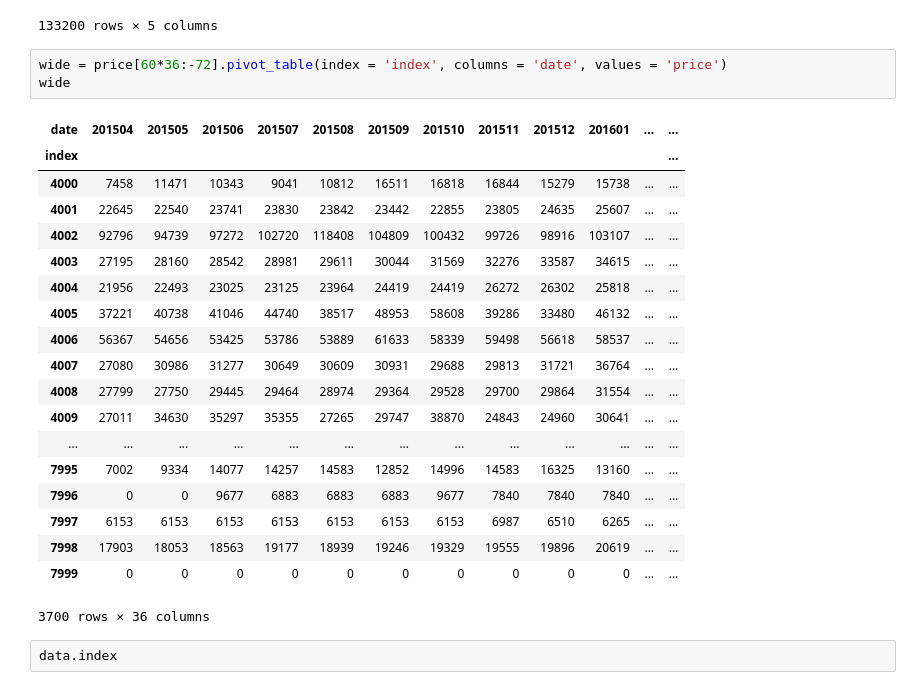
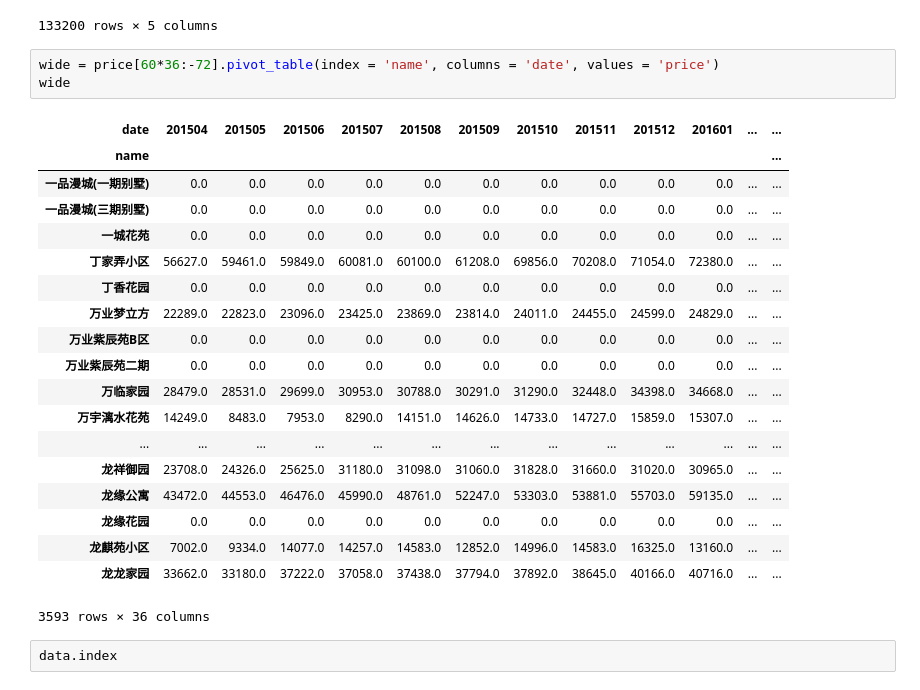
Before and after one commit to Zeronica/DataMJB, a Jupyter notebook: clean_new.ipynb, the cells around one changed output. Saved outputs shown, nothing was run; the diff lists cells and outputs as text.

```diff
--- a/clean_new.ipynb
+++ b/clean_new.ipynb
@@ -63,28 +73,28 @@ price[60*36:-72]
 | 135359 | 135359 | 7999 | 兴联中心村 | 201803 | 26807 |
 133200 rows × 5 columns
 # %%
-wide = price[60*36:-72].pivot_table(index = 'index', columns = 'date', values = 'price')
+wide = price[60*36:-72].pivot_table(index = 'name', columns = 'date', values = 'price')
 wide
 # %% [output]
 | date | 201504 | 201505 | 201506 | 201507 | 201508 | 201509 | 201510 | 201511 | 201512 | 201601 | ... | ... |
-| index |  |  |  |  |  |  |  |  |  |  |  | ... |
-| 4000 | 7458 | 11471 | 10343 | 9041 | 10812 | 16511 | 16818 | 16844 | 15279 | 15738 | ... | ... |
-| 4001 | 22645 | 22540 | 23741 | 23830 | 23842 | 23442 | 22855 | 23805 | 24635 | 25607 | ... | ... |
-| 4002 | 92796 | 94739 | 97272 | 102720 | 118408 | 104809 | 100432 | 99726 | 98916 | 103107 | ... | ... |
-| 4003 | 27195 | 28160 | 28542 | 28981 | 29611 | 30044 | 31569 | 32276 | 33587 | 34615 | ... | ... |
-| 4004 | 21956 | 22493 | 23025 | 23125 | 23964 | 24419 | 24419 | 26272 | 26302 | 25818 | ... | ... |
-| 4005 | 37221 | 40738 | 41046 | 44740 | 38517 | 48953 | 58608 | 39286 | 33480 | 46132 | ... | ... |
-| 4006 | 56367 | 54656 | 53425 | 53786 | 53889 | 61633 | 58339 | 59498 | 56618 | 58537 | ... | ... |
-| 4007 | 27080 | 30986 | 31277 | 30649 | 30609 | 30931 | 29688 | 29813 | 31721 | 36764 | ... | ... |
-| 4008 | 27799 | 27750 | 29445 | 29464 | 28974 | 29364 | 29528 | 29700 | 29864 | 31554 | ... | ... |
-| 4009 | 27011 | 34630 | 35297 | 35355 | 27265 | 29747 | 38870 | 24843 | 24960 | 30641 | ... | ... |
+| name |  |  |  |  |  |  |  |  |  |  |  | ... |
+| 一品漫城(一期别墅) | 0.0 | 0.0 | 0.0 | 0.0 | 0.0 | 0.0 | 0.0 | 0.0 | 0.0 | 0.0 | ... | ... |
+| 一品漫城(三期别墅) | 0.0 | 0.0 | 0.0 | 0.0 | 0.0 | 0.0 | 0.0 | 0.0 | 0.0 | 0.0 | ... | ... |
+| 一城花苑 | 0.0 | 0.0 | 0.0 | 0.0 | 0.0 | 0.0 | 0.0 | 0.0 | 0.0 | 0.0 | ... | ... |
+| 丁家弄小区 | 56627.0 | 59461.0 | 59849.0 | 60081.0 | 60100.0 | 61208.0 | 69856.0 | 70208.0 | 71054.0 | 72380.0 | ... | ... |
+| 丁香花园 | 0.0 | 0.0 | 0.0 | 0.0 | 0.0 | 0.0 | 0.0 | 0.0 | 0.0 | 0.0 | ... | ... |
+| 万业梦立方 | 22289.0 | 22823.0 | 23096.0 | 23425.0 | 23869.0 | 23814.0 | 24011.0 | 24455.0 | 24599.0 | 24829.0 | ... | ... |
+| 万业紫辰苑B区 | 0.0 | 0.0 | 0.0 | 0.0 | 0.0 | 0.0 | 0.0 | 0.0 | 0.0 | 0.0 | ... | ... |
+| 万业紫辰苑二期 | 0.0 | 0.0 | 0.0 | 0.0 | 0.0 | 0.0 | 0.0 | 0.0 | 0.0 | 0.0 | ... | ... |
+| 万临家园 | 28479.0 | 28531.0 | 29699.0 | 30953.0 | 30788.0 | 30291.0 | 31290.0 | 32448.0 | 34398.0 | 34668.0 | ... | ... |
+| 万宇漓水花苑 | 14249.0 | 8483.0 | 7953.0 | 8290.0 | 14151.0 | 14626.0 | 14733.0 | 14727.0 | 15859.0 | 15307.0 | ... | ... |
 | ... | ... | ... | ... | ... | ... | ... | ... | ... | ... | ... | ... | ... |
-| 7995 | 7002 | 9334 | 14077 | 14257 | 14583 | 12852 | 14996 | 14583 | 16325 | 13160 | ... | ... |
-| 7996 | 0 | 0 | 9677 | 6883 | 6883 | 6883 | 9677 | 7840 | 7840 | 7840 | ... | ... |
-| 7997 | 6153 | 6153 | 6153 | 6153 | 6153 | 6153 | 6153 | 6987 | 6510 | 6265 | ... | ... |
-| 7998 | 17903 | 18053 | 18563 | 19177 | 18939 | 19246 | 19329 | 19555 | 19896 | 20619 | ... | ... |
-| 7999 | 0 | 0 | 0 | 0 | 0 | 0 | 0 | 0 | 0 | 0 | ... | ... |
+| 龙祥御园 | 23708.0 | 24326.0 | 25625.0 | 31180.0 | 31098.0 | 31060.0 | 31828.0 | 31660.0 | 31020.0 | 30965.0 | ... | ... |
+| 龙缘公寓 | 43472.0 | 44553.0 | 46476.0 | 45990.0 | 48761.0 | 52247.0 | 53303.0 | 53881.0 | 55703.0 | 59135.0 | ... | ... |
+| 龙缘花园 | 0.0 | 0.0 | 0.0 | 0.0 | 0.0 | 0.0 | 0.0 | 0.0 | 0.0 | 0.0 | ... | ... |
+| 龙麒苑小区 | 7002.0 | 9334.0 | 14077.0 | 14257.0 | 14583.0 | 12852.0 | 14996.0 | 14583.0 | 16325.0 | 13160.0 | ... | ... |
+| 龙龙家园 | 33662.0 | 33180.0 | 37222.0 | 37058.0 | 37438.0 | 37794.0 | 37892.0 | 38645.0 | 40166.0 | 40716.0 | ... | ... |
-3700 rows × 36 columns
+3593 rows × 36 columns
 # %%
 data.index
 # %% [output]
```
Also changed, not shown: parts of 14 cells of this notebook, 1 other file.
